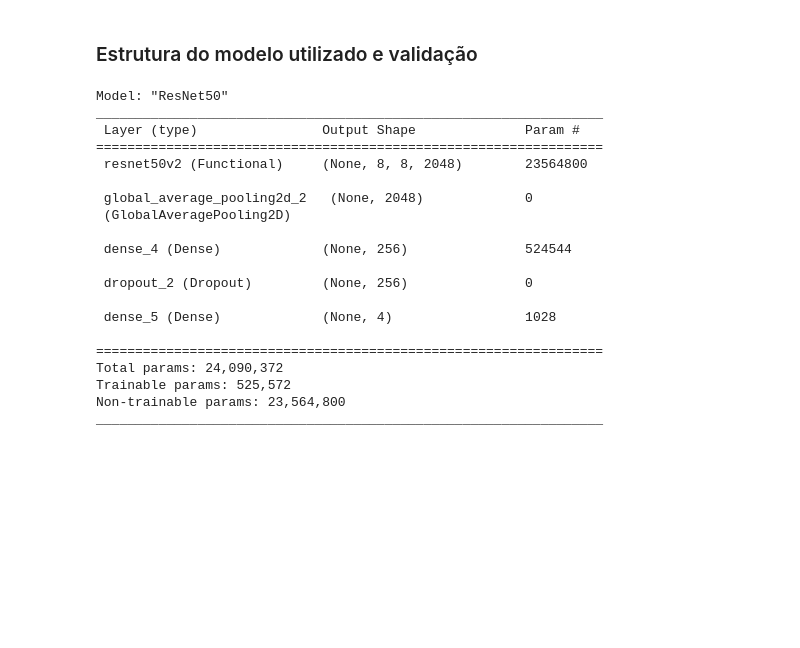
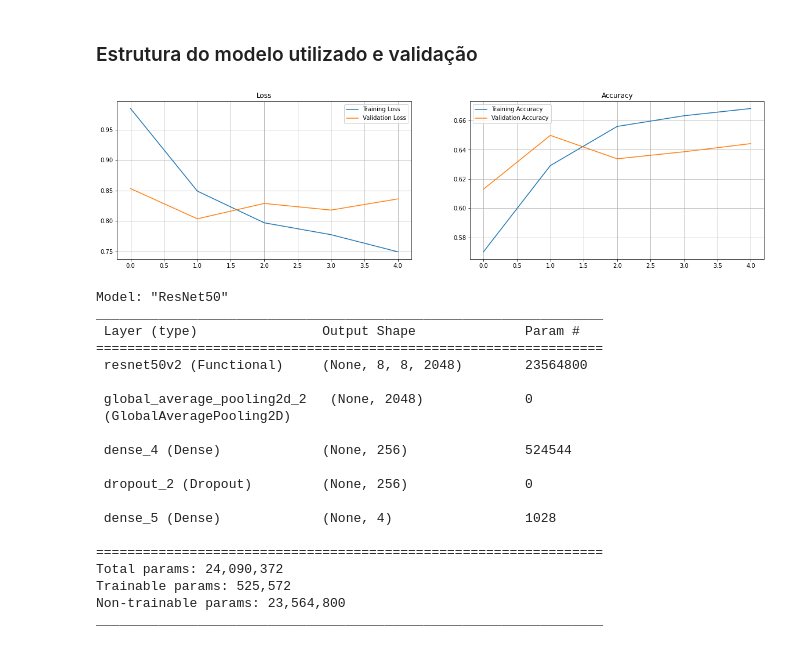
Before and after one commit to Fremys/PAI, a Jupyter notebook: PassoAPasso.ipynb, the cells around one changed output. Drawn from its saved outputs; the diff is of its cells as text; code cells hidden in the pictures; blank space fills up the shorter version.

Commit message:
plot de graficos para documentacao

```diff
--- a/PassoAPasso.ipynb
+++ b/PassoAPasso.ipynb
@@ -283,5 +294,27 @@ IndexError: list index out of range
 # %% [markdown]
 ### Estrutura do modelo utilizado e validação
+# %%
+data = pd.DataFrame(history.history)
+# %%
+plt.figure(figsize=(20,5))
+
+plt.subplot(1,2,1)
+plt.plot(data.loss, label='Training Loss')
+plt.plot(data.val_loss, label='Validation Loss')
+plt.title("Loss")
+plt.grid()
+plt.legend()
+
+plt.subplot(1,2,2)
+plt.plot(data.accuracy, label='Training Accuracy')
+plt.plot(data.val_accuracy, label='Validation Accuracy')
+plt.title("Accuracy")
+plt.grid()
+plt.legend()
+
+plt.show()
+# %% [output]
+[figure, added]
 # %%
 model = load_model('S:/Desktop/PAI-github/PAI/Resnet50.h5')
 model.summary()
```
Also changed, not shown: parts of 15 cells of this notebook.
